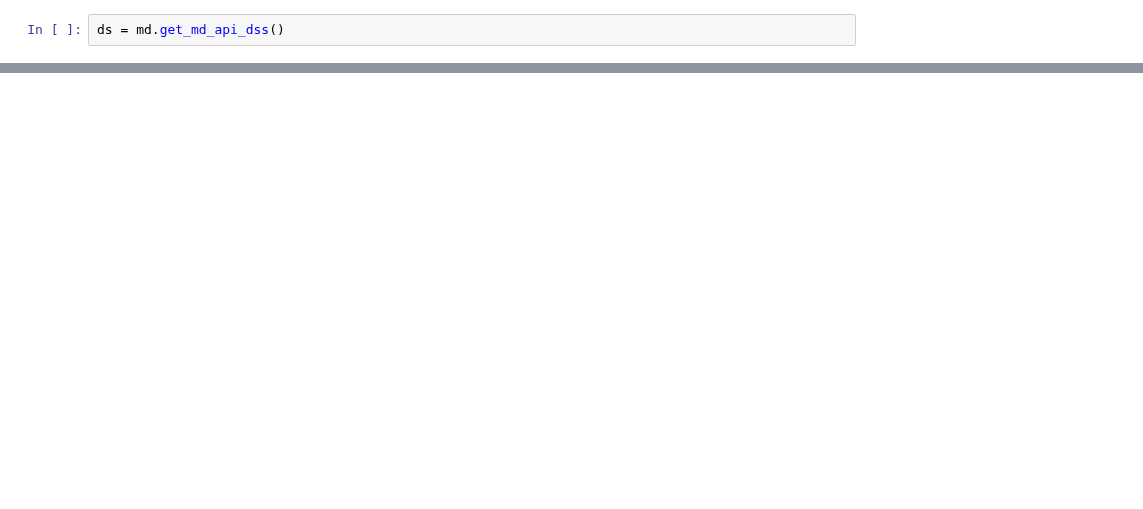
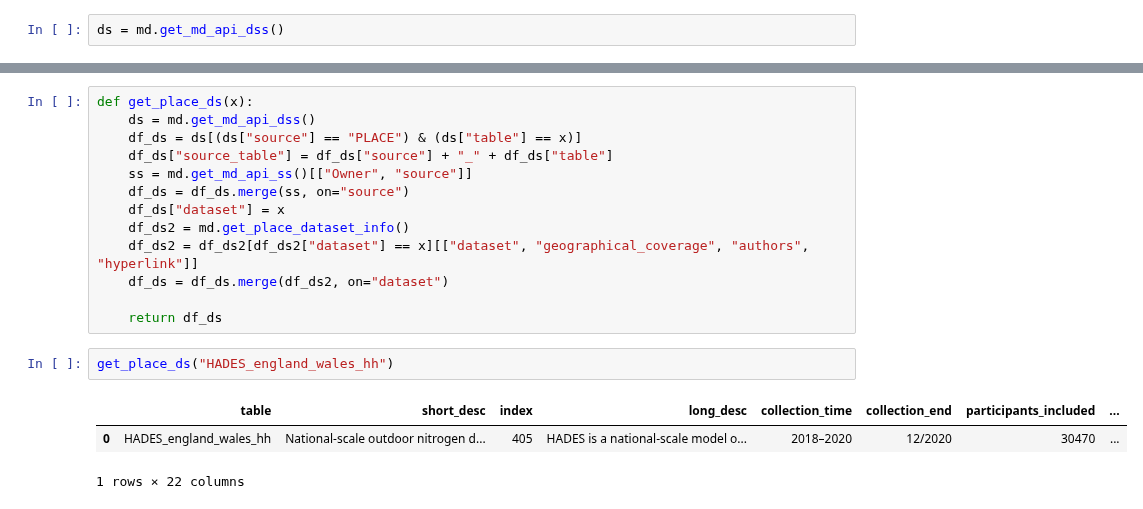
Before and after one commit to UKLLC/Guidebook, a Jupyter notebook: ukllc_book/docs/scripts/scratchpad.ipynb, the cells around one changed output, grey strips where cells are left out. Cells and saved outputs as stored; diff of their text form; blank space fills up the shorter version.

```diff
--- a/ukllc_book/docs/scripts/scratchpad.ipynb
+++ b/ukllc_book/docs/scripts/scratchpad.ipynb
@@ -150,0 +169,19 @@ ds
+# %%
+def get_place_ds(x):
+    ds = md.get_md_api_dss()
+    df_ds = ds[(ds["source"] == "PLACE") & (ds["table"] == x)]
+    df_ds["source_table"] = df_ds["source"] + "_" + df_ds["table"]
+    ss = md.get_md_api_ss()[["Owner", "source"]]
+    df_ds = df_ds.merge(ss, on="source")
+    df_ds["dataset"] = x
+    df_ds2 = md.get_place_dataset_info()
+    df_ds2 = df_ds2[df_ds2["dataset"] == x][["dataset", "geographical_coverage", "authors", "hyperlink"]]
+    df_ds = df_ds.merge(df_ds2, on="dataset")
+
+    return df_ds
+# %%
+get_place_ds("HADES_england_wales_hh")
+# %% [output]
+|  | table | short_desc | index | long_desc | collection_time | collection_end | participants_included | ... |
+| 0 | HADES_england_wales_hh | National-scale outdoor nitrogen d... | 405 | HADES is a national-scale model o... | 2018–2020 | 12/2020 | 30470 | ... |
+1 rows × 22 columns
```
Also changed, not shown: parts of 5 cells of this notebook, 7 other files.
